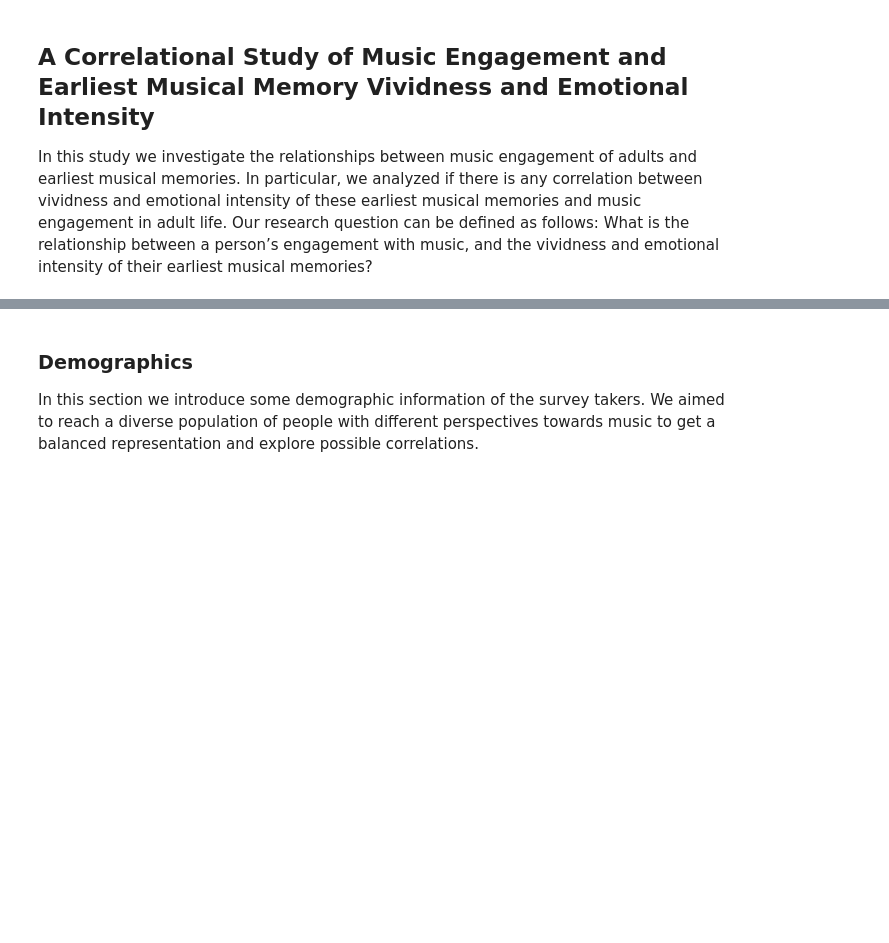
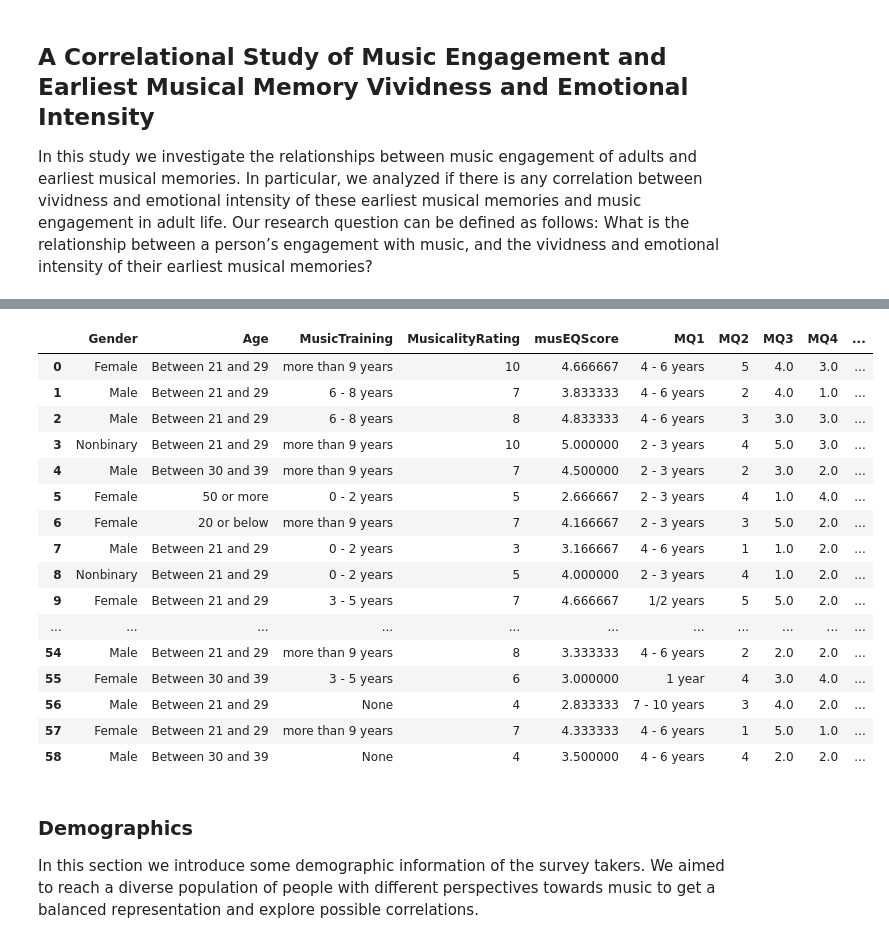
Before and after one commit to lennartnicolas/mpc-presentation, a Jupyter notebook: MPC Study Presentation.ipynb, the cells around one changed output, grey strips where cells are left out. Cells and saved outputs as stored; diff of their text form; code cells hidden in the pictures; blank space fills up the shorter version.

```diff
--- a/MPC Study Presentation.ipynb
+++ b/MPC Study Presentation.ipynb
@@ -33,3 +34,23 @@ df = pd.read_excel(filepath)
+# %%
+df
+# %% [output]
+|  | Gender | Age | MusicTraining | MusicalityRating | musEQScore | MQ1 | MQ2 | MQ3 | MQ4 | ... |
+| 0 | Female | Between 21 and 29 | more than 9 years | 10 | 4.666667 | 4 - 6 years | 5 | 4.0 | 3.0 | ... |
+| 1 | Male | Between 21 and 29 | 6 - 8 years | 7 | 3.833333 | 4 - 6 years | 2 | 4.0 | 1.0 | ... |
+| 2 | Male | Between 21 and 29 | 6 - 8 years | 8 | 4.833333 | 4 - 6 years | 3 | 3.0 | 3.0 | ... |
+| 3 | Nonbinary | Between 21 and 29 | more than 9 years | 10 | 5.000000 | 2 - 3 years | 4 | 5.0 | 3.0 | ... |
+| 4 | Male | Between 30 and 39 | more than 9 years | 7 | 4.500000 | 2 - 3 years | 2 | 3.0 | 2.0 | ... |
+| 5 | Female | 50 or more | 0 - 2 years | 5 | 2.666667 | 2 - 3 years | 4 | 1.0 | 4.0 | ... |
+| 6 | Female | 20 or below | more than 9 years | 7 | 4.166667 | 2 - 3 years | 3 | 5.0 | 2.0 | ... |
+| 7 | Male | Between 21 and 29 | 0 - 2 years | 3 | 3.166667 | 4 - 6 years | 1 | 1.0 | 2.0 | ... |
+| 8 | Nonbinary | Between 21 and 29 | 0 - 2 years | 5 | 4.000000 | 2 - 3 years | 4 | 1.0 | 2.0 | ... |
+| 9 | Female | Between 21 and 29 | 3 - 5 years | 7 | 4.666667 | 1/2 years | 5 | 5.0 | 2.0 | ... |
+| ... | ... | ... | ... | ... | ... | ... | ... | ... | ... | ... |
+| 54 | Male | Between 21 and 29 | more than 9 years | 8 | 3.333333 | 4 - 6 years | 2 | 2.0 | 2.0 | ... |
+| 55 | Female | Between 30 and 39 | 3 - 5 years | 6 | 3.000000 | 1 year | 4 | 3.0 | 4.0 | ... |
+| 56 | Male | Between 21 and 29 | None | 4 | 2.833333 | 7 - 10 years | 3 | 4.0 | 2.0 | ... |
+| 57 | Female | Between 21 and 29 | more than 9 years | 7 | 4.333333 | 4 - 6 years | 1 | 5.0 | 1.0 | ... |
+| 58 | Male | Between 30 and 39 | None | 4 | 3.500000 | 4 - 6 years | 4 | 2.0 | 2.0 | ... |
 # %% [markdown]
 ### Demographics
 
```
Also changed, not shown: parts of 5 cells of this notebook, 1 other file.
